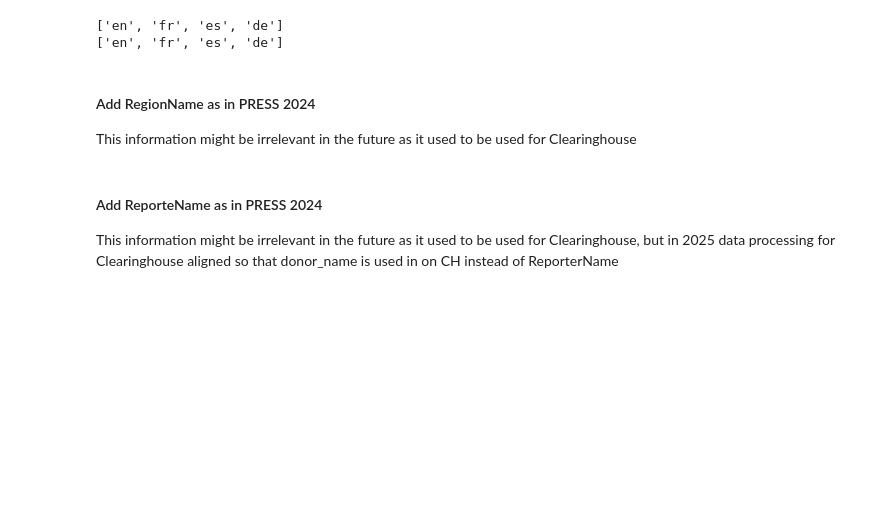
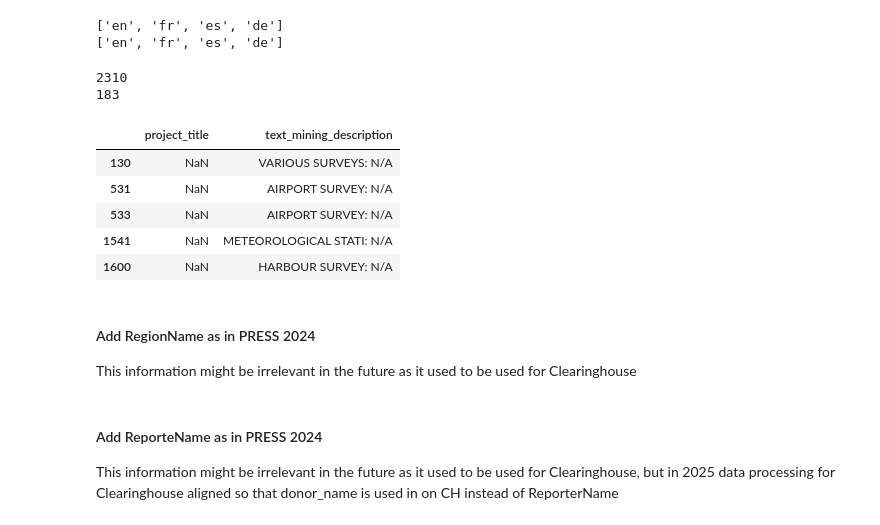
Before and after one commit to PARIS21-DATA/PRESS, a Jupyter notebook: notebooks/final/D_create_press.ipynb, the cells around one changed output. Cells and saved outputs as stored; diff of their text form; code cells hidden in the pictures; blank space fills up the shorter version.

```diff
--- a/notebooks/final/D_create_press.ipynb
+++ b/notebooks/final/D_create_press.ipynb
@@ -94,6 +92,24 @@ AI_acronyms = AI_acronyms.map(lambda x: x.lower() if isinstance(x, str) else x)
 # %% [output]
 ['en', 'fr', 'es', 'de']
 ['en', 'fr', 'es', 'de']
+# %%
+print(press["project_title"].isna().sum())
+print(press["text_mining_description"].isna().sum())
+# %% [output]
+2310
+183
+# %%
+press[
+    press["project_title"].isna()
+    | press["text_mining_description"].isna()
+][["project_title", "text_mining_description"]].head()
+# %% [output]
+|  | project_title | text_mining_description |
+| 130 | NaN | VARIOUS SURVEYS: N/A |
+| 531 | NaN | AIRPORT SURVEY: N/A |
+| 533 | NaN | AIRPORT SURVEY: N/A |
+| 1541 | NaN | METEOROLOGICAL STATI: N/A |
+| 1600 | NaN | HARBOUR SURVEY: N/A |
 # %%
 # Make topic_focus_description as project_title + ": " + text_mining_description (= project_title: short description: long description)
 press['topic_focus_description'] = press['project_title'].astype(str) + ": " + press['text_mining_description'].astype(str)
```
Also changed, not shown: parts of 13 cells of this notebook, 18 other files.
